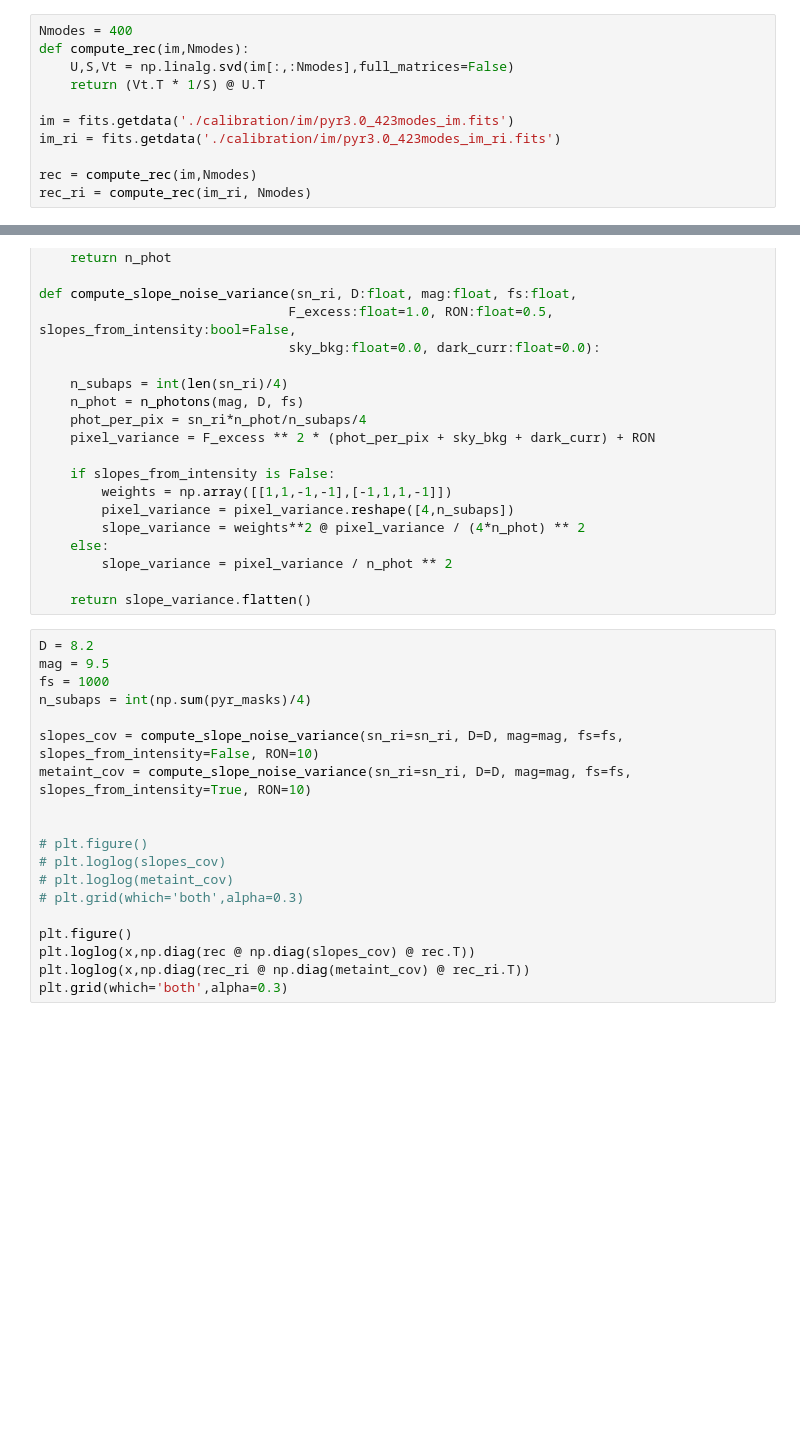
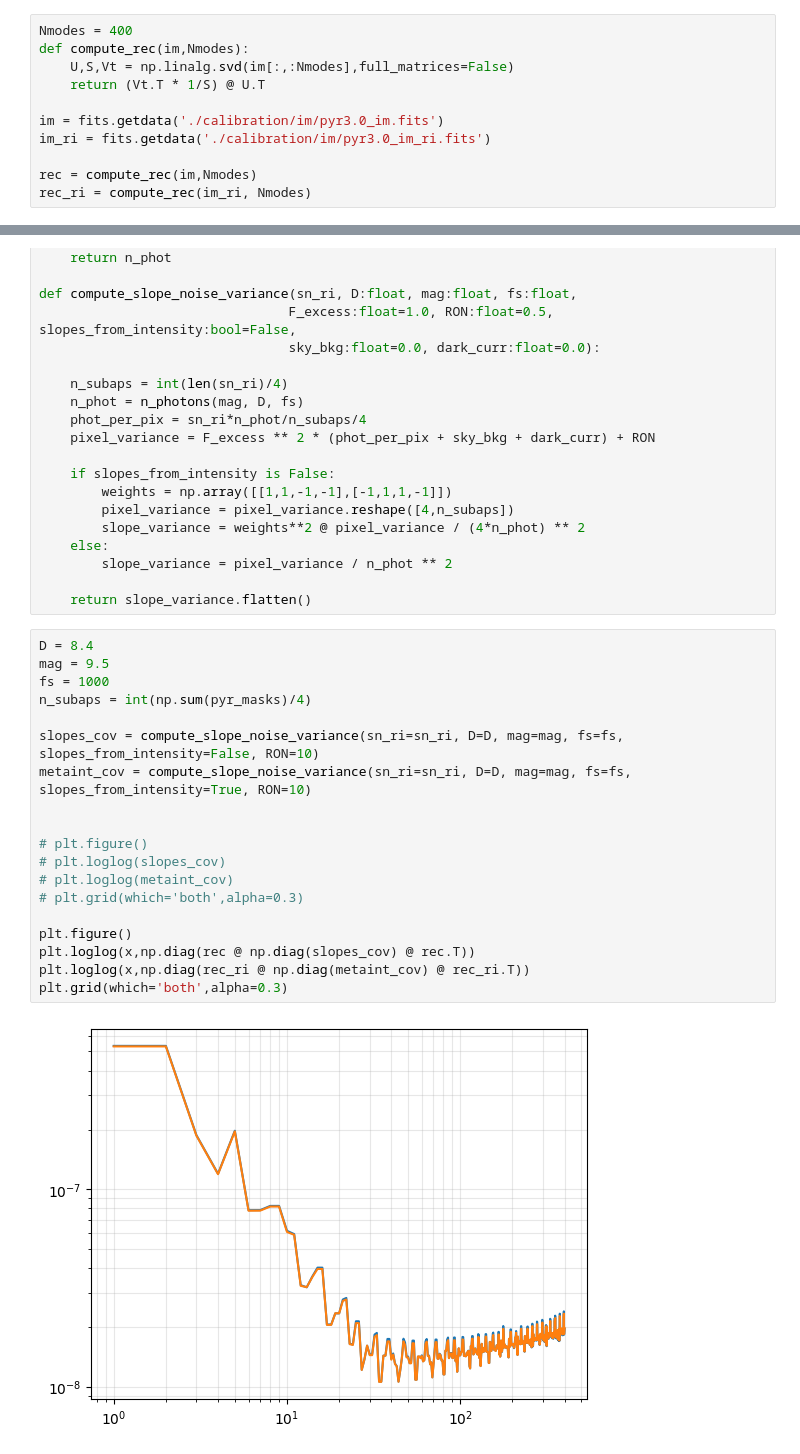
Before and after one commit to ArcetriAdaptiveOptics/SPECULA, a Jupyter notebook: config/ErrorBudget/debug_error_budget.ipynb, the cells around one changed output, grey strips where cells are left out. Saved outputs shown, nothing was run; the diff lists cells and outputs as text; blank space fills up the shorter version.

```diff
--- a/config/ErrorBudget/debug_error_budget.ipynb
+++ b/config/ErrorBudget/debug_error_budget.ipynb
@@ -35,8 +46,8 @@ def compute_rec(im,Nmodes):
     U,S,Vt = np.linalg.svd(im[:,:Nmodes],full_matrices=False)
     return (Vt.T * 1/S) @ U.T
 
-im = fits.getdata('./calibration/im/pyr3.0_423modes_im.fits')
-im_ri = fits.getdata('./calibration/im/pyr3.0_423modes_im_ri.fits')
+im = fits.getdata('./calibration/im/pyr3.0_im.fits')
+im_ri = fits.getdata('./calibration/im/pyr3.0_im_ri.fits')
 
 rec = compute_rec(im,Nmodes)
 rec_ri = compute_rec(im_ri, Nmodes)
@@ -122,24 +140,26 @@ def compute_slope_noise_variance(sn_ri, D:float, mag:float, fs:float,
 
     return slope_variance.flatten()
 # %%
-D = 8.2
+D = 8.4
 mag = 9.5
 fs = 1000
 n_subaps = int(np.sum(pyr_masks)/4)
 
 slopes_cov = compute_slope_noise_variance(sn_ri=sn_ri, D=D, mag=mag, fs=fs, slopes_from_intensity=False, RON=10)
 metaint_cov = compute_slope_noise_variance(sn_ri=sn_ri, D=D, mag=mag, fs=fs, slopes_from_intensity=True, RON=10)
 
 
 # plt.figure()
 # plt.loglog(slopes_cov)
 # plt.loglog(metaint_cov)
 # plt.grid(which='both',alpha=0.3)
 
 plt.figure()
 plt.loglog(x,np.diag(rec @ np.diag(slopes_cov) @ rec.T))
 plt.loglog(x,np.diag(rec_ri @ np.diag(metaint_cov) @ rec_ri.T))
 plt.grid(which='both',alpha=0.3)
+# %% [output]
+[figure, added]
 # %%
 def compute_optical_gain(IM, IMpc):
     norm = np.diag(IM.T @ IM)
```
Also changed, not shown: parts of 5 cells of this notebook, 8 other files.
